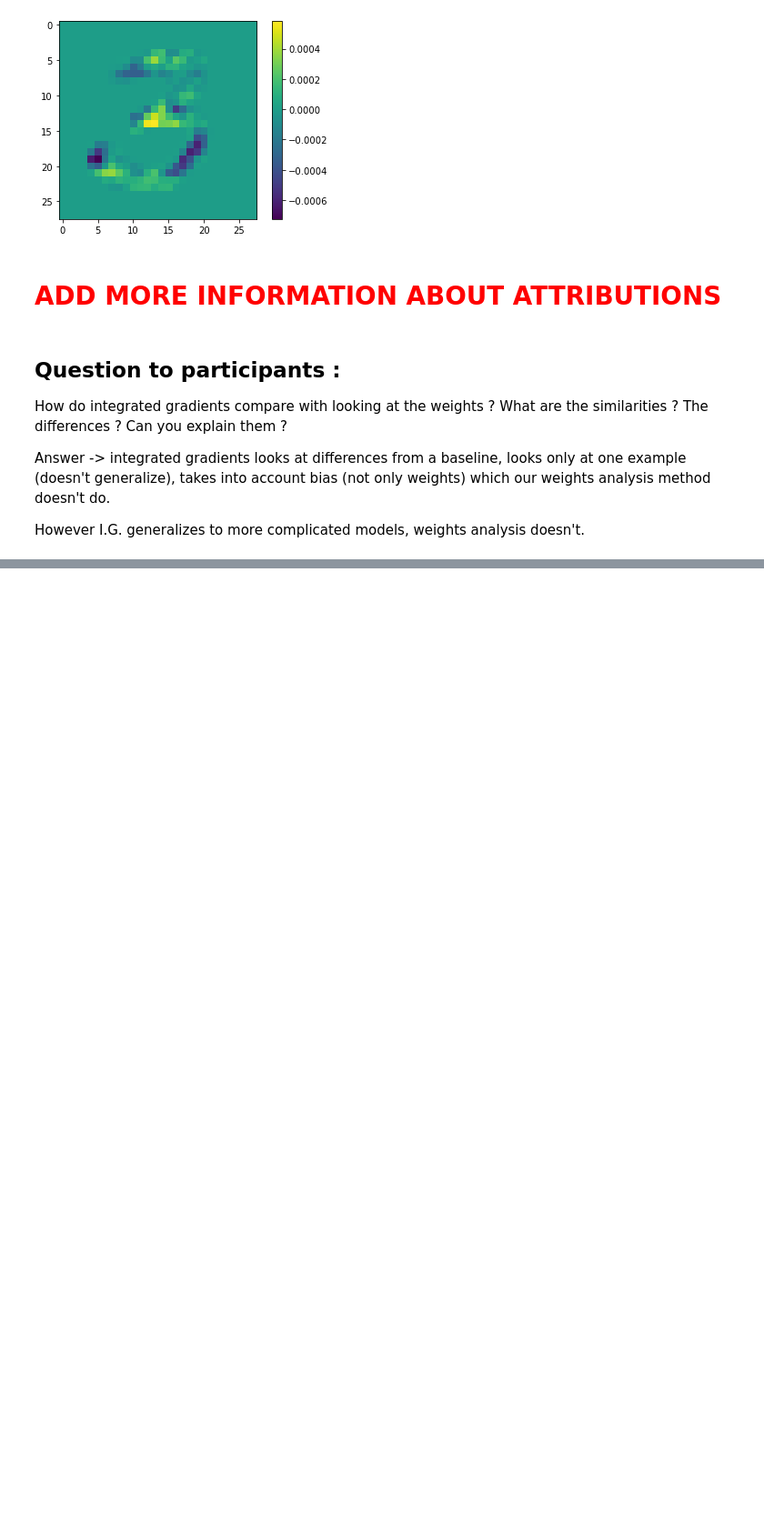
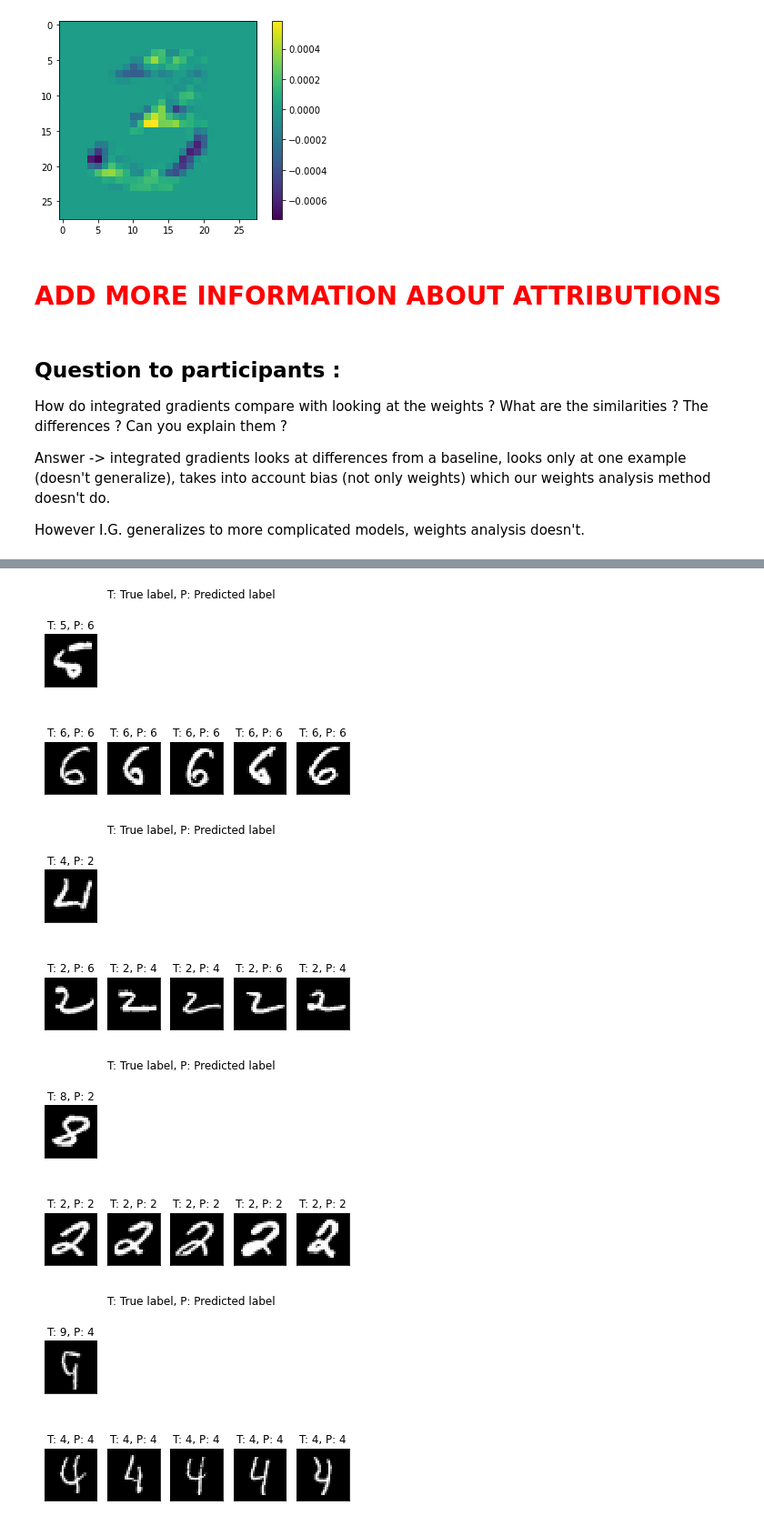
Before and after one commit to mathysgrapotte/deepexplain, a Jupyter notebook: explainable_tutorial.ipynb, the cells around one changed output, grey strips where cells are left out. Shown at 91% size. Drawn from its saved outputs; the diff is of its cells as text; code cells hidden in the pictures; blank space fills up the shorter version.

```diff
--- a/explainable_tutorial.ipynb
+++ b/explainable_tutorial.ipynb
@@ -376,0 +645,36 @@ However I.G. generalizes to more complicated models, weights analysis doesn't.
+# %%
+# We can repeat the same procedure, but pick only training images from the test image's predicted label
+# (if test image is a 9 but misclassified as a 4, show closest training images from class 4)
+for test_idx in test_indices:
+  number_of_examples = 5
+  train_indices = (train_labels == test_predictions[test_idx]).nonzero(as_tuple=True)[0]
+
+  filtered_train_images = train_images.index_select(0, train_indices)
+  filtered_train_labels = train_labels.index_select(0, train_indices)
+  filtered_train_activations = train_activations.index_select(0, train_indices)
+  filtered_train_predictions = train_predictions.index_select(0, train_indices)
+
+  distances = torch.norm(filtered_train_activations - test_activations[test_idx:test_idx+1], dim=1, p=None)
+  knn = distances.topk(number_of_examples, largest=False).indices
+  # print('Smallest distances indices: ', knn.tolist())
+  # print('Smallest distances: ', distances.index_select(0, knn).tolist())
+
+  fig = plt.figure()
+  fig.suptitle("T: True label, P: Predicted label");
+  plt.tight_layout()
+  plt.subplot(2,number_of_examples,1)
+  plt.imshow(test_images[test_idx][0], cmap='gray', interpolation='none')
+  plt.title("T: {}, P: {}".format(test_labels[test_idx], test_predictions[test_idx]))
+  plt.xticks([])
+  plt.yticks([])
+  for i in range(number_of_examples):
+    plt.subplot(2,number_of_examples,i+1+number_of_examples)
+    plt.imshow(filtered_train_images[knn[i]][0], cmap='gray', interpolation='none')
+    plt.title("T: {}, P: {}".format(int(filtered_train_labels[knn[i]].item()), int(filtered_train_predictions[knn[i]].item())))
+    plt.xticks([])
+    plt.yticks([])
+# %% [output]
+[figure, added]
+[figure, added]
+[figure, added]
+[figure, added]
```
Also changed, not shown: parts of 10 cells of this notebook.
